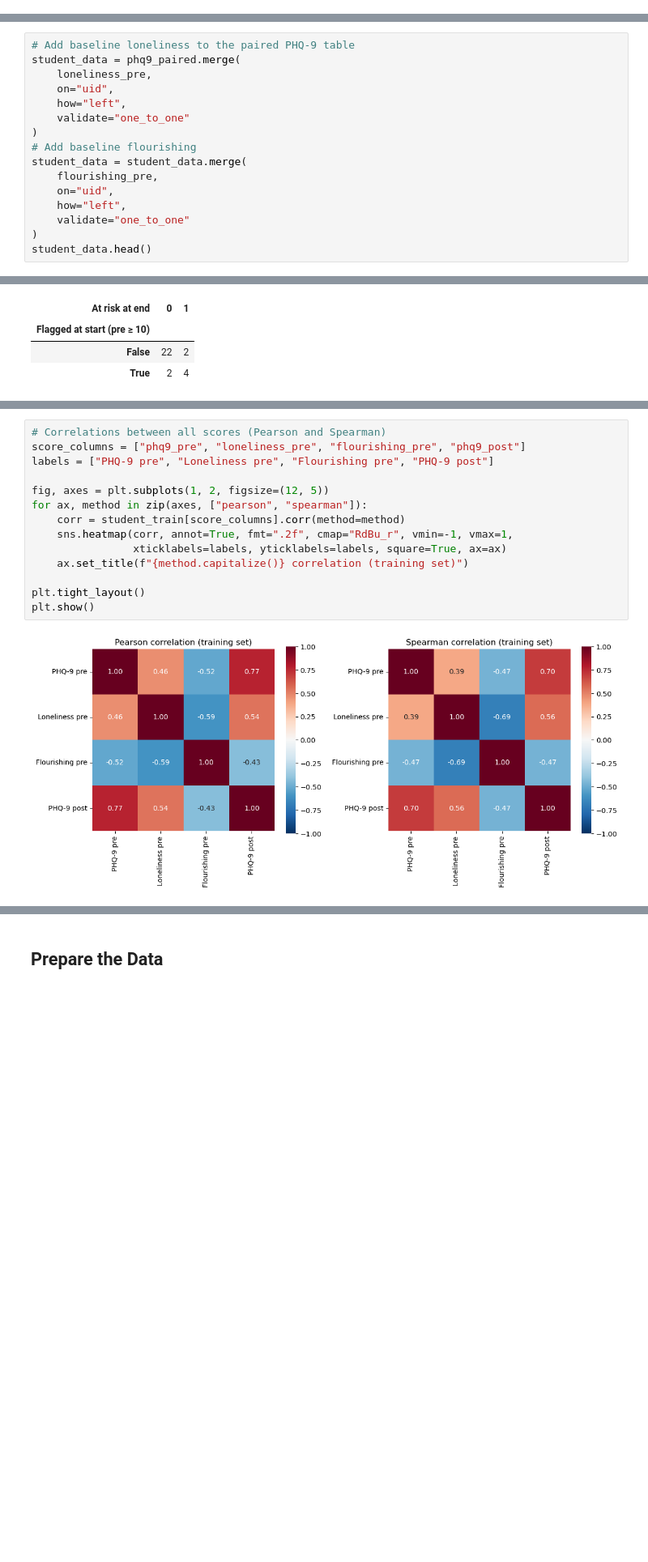
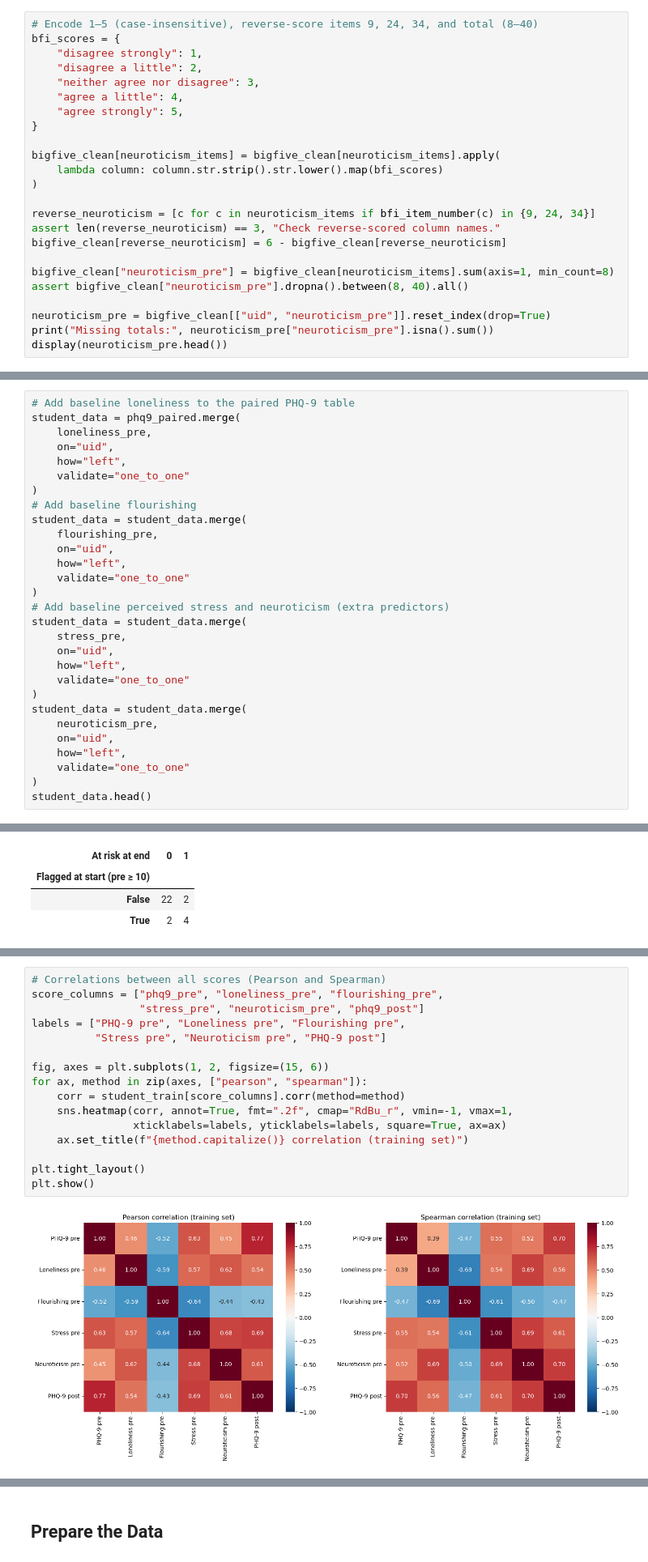
Before and after one commit to mariabssadh1-droid/spark_check, a Jupyter notebook: INSY 674-Group Project.ipynb, the cells around one changed output, grey strips where cells are left out. Shown at 81% size. Cells and saved outputs as stored; diff of their text form; blank space fills up the shorter version.

```diff
--- a/INSY 674-Group Project.ipynb
+++ b/INSY 674-Group Project.ipynb
@@ -776,0 +945,24 @@ Missing totals: 4
+# %%
+# Encode 1–5 (case-insensitive), reverse-score items 9, 24, 34, and total (8–40)
+bfi_scores = {
+    "disagree strongly": 1,
+    "disagree a little": 2,
+    "neither agree nor disagree": 3,
+    "agree a little": 4,
+    "agree strongly": 5,
+}
+
+bigfive_clean[neuroticism_items] = bigfive_clean[neuroticism_items].apply(
+    lambda column: column.str.strip().str.lower().map(bfi_scores)
+)
+
+reverse_neuroticism = [c for c in neuroticism_items if bfi_item_number(c) in {9, 24, 34}]
+assert len(reverse_neuroticism) == 3, "Check reverse-scored column names."
+bigfive_clean[reverse_neuroticism] = 6 - bigfive_clean[reverse_neuroticism]
+
+bigfive_clean["neuroticism_pre"] = bigfive_clean[neuroticism_items].sum(axis=1, min_count=8)
+assert bigfive_clean["neuroticism_pre"].dropna().between(8, 40).all()
+
+neuroticism_pre = bigfive_clean[["uid", "neuroticism_pre"]].reset_index(drop=True)
+print("Missing totals:", neuroticism_pre["neuroticism_pre"].isna().sum())
+display(neuroticism_pre.head())
@@ -791,5 +991,18 @@ student_data = student_data.merge(
     how="left",
     validate="one_to_one"
 )
+# Add baseline perceived stress and neuroticism (extra predictors)
+student_data = student_data.merge(
+    stress_pre,
+    on="uid",
+    how="left",
+    validate="one_to_one"
+)
+student_data = student_data.merge(
+    neuroticism_pre,
+    on="uid",
+    how="left",
+    validate="one_to_one"
+)
 student_data.head()
 # %% [output]
@@ -1012,17 +1243,19 @@ add value.
 # %%
 # Correlations between all scores (Pearson and Spearman)
-score_columns = ["phq9_pre", "loneliness_pre", "flourishing_pre", "phq9_post"]
-labels = ["PHQ-9 pre", "Loneliness pre", "Flourishing pre", "PHQ-9 post"]
+score_columns = ["phq9_pre", "loneliness_pre", "flourishing_pre",
+                 "stress_pre", "neuroticism_pre", "phq9_post"]
+labels = ["PHQ-9 pre", "Loneliness pre", "Flourishing pre",
+          "Stress pre", "Neuroticism pre", "PHQ-9 post"]
 
-fig, axes = plt.subplots(1, 2, figsize=(12, 5))
+fig, axes = plt.subplots(1, 2, figsize=(15, 6))
 for ax, method in zip(axes, ["pearson", "spearman"]):
     corr = student_train[score_columns].corr(method=method)
     sns.heatmap(corr, annot=True, fmt=".2f", cmap="RdBu_r", vmin=-1, vmax=1,
                 xticklabels=labels, yticklabels=labels, square=True, ax=ax)
     ax.set_title(f"{method.capitalize()} correlation (training set)")
 
 plt.tight_layout()
 plt.show()
 # %% [output]
-[figure, old version]
+[figure, new version]
 # %% [markdown]
```
Also changed, not shown: parts of 34 cells of this notebook.
